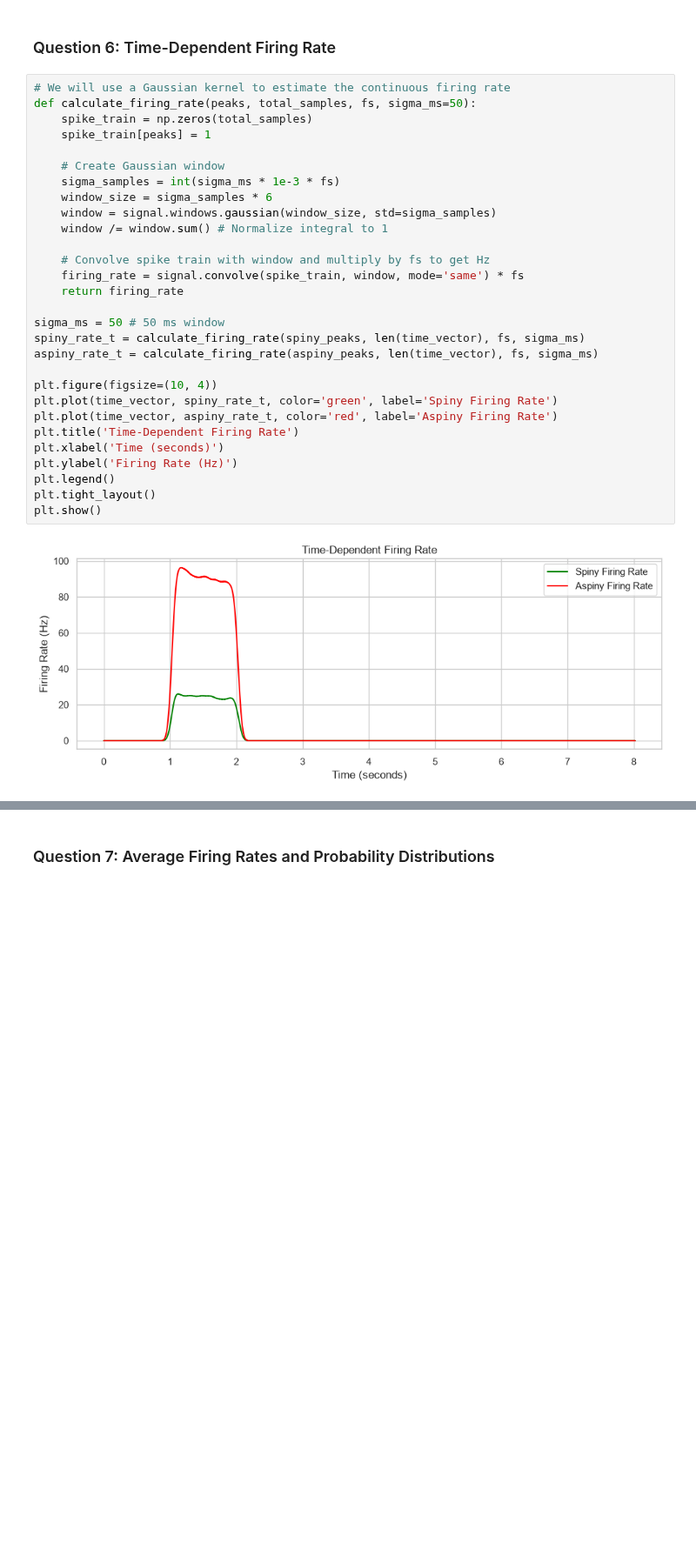
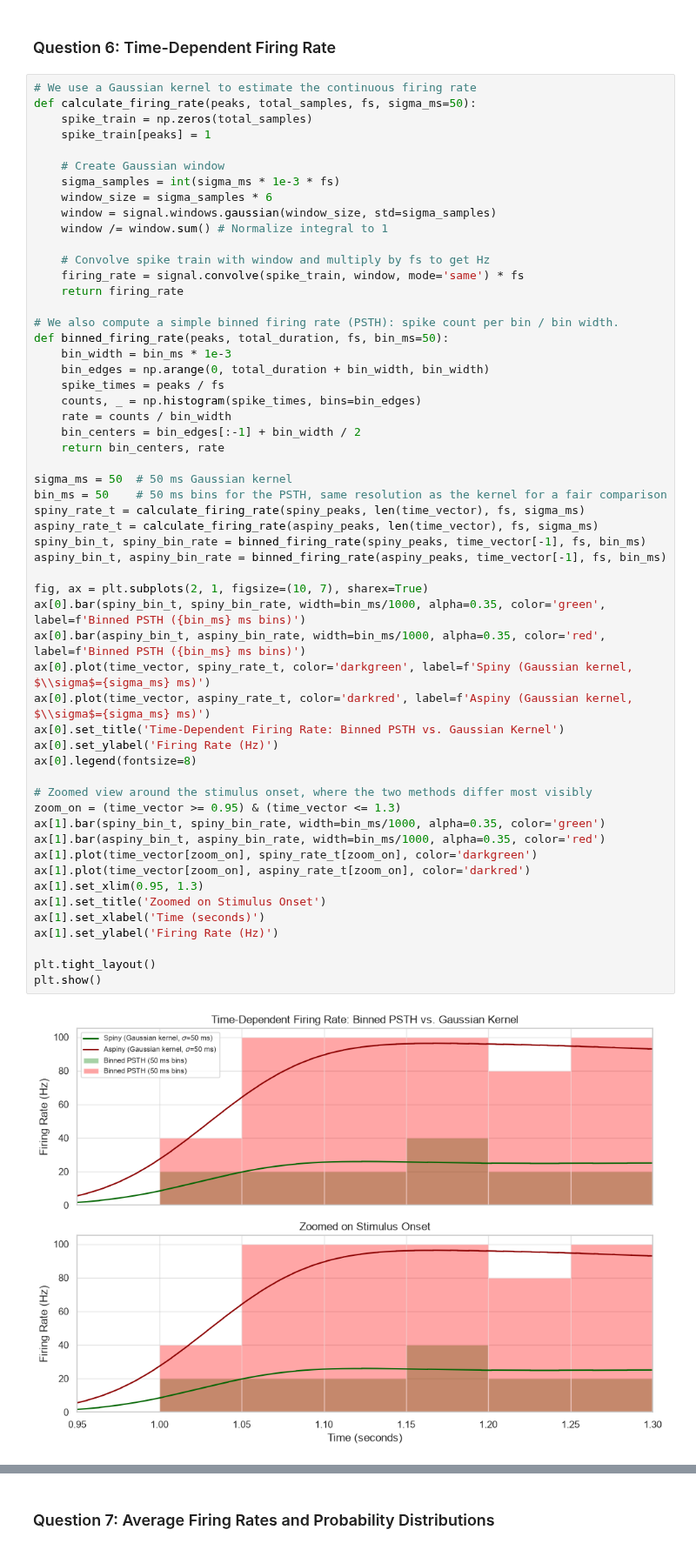
Before and after one commit to zassoulin/868369501-nn-final-project, a Jupyter notebook: Part_A.ipynb, the cells around one changed output, grey strips where cells are left out. Shown at 87% size. Cells and saved outputs as stored; diff of their text form; blank space fills up the shorter version.

```diff
--- a/Part_A.ipynb
+++ b/Part_A.ipynb
@@ -152,33 +251,59 @@ Based on the calculated CVs, both neurons exhibit a CV near 1, which implies a r
 # %% [markdown]
 ### Question 6: Time-Dependent Firing Rate
 # %%
-# We will use a Gaussian kernel to estimate the continuous firing rate
+# We use a Gaussian kernel to estimate the continuous firing rate
 def calculate_firing_rate(peaks, total_samples, fs, sigma_ms=50):
     spike_train = np.zeros(total_samples)
     spike_train[peaks] = 1
 
     # Create Gaussian window
     sigma_samples = int(sigma_ms * 1e-3 * fs)
     window_size = sigma_samples * 6
     window = signal.windows.gaussian(window_size, std=sigma_samples)
     window /= window.sum() # Normalize integral to 1
 
     # Convolve spike train with window and multiply by fs to get Hz
     firing_rate = signal.convolve(spike_train, window, mode='same') * fs
     return firing_rate
 
-sigma_ms = 50 # 50 ms window
+# We also compute a simple binned firing rate (PSTH): spike count per bin / bin width.
+def binned_firing_rate(peaks, total_duration, fs, bin_ms=50):
+    bin_width = bin_ms * 1e-3
+    bin_edges = np.arange(0, total_duration + bin_width, bin_width)
+    spike_times = peaks / fs
+    counts, _ = np.histogram(spike_times, bins=bin_edges)
+    rate = counts / bin_width
+    bin_centers = bin_edges[:-1] + bin_width / 2
+    return bin_centers, rate
+
+sigma_ms = 50  # 50 ms Gaussian kernel
+bin_ms = 50    # 50 ms bins for the PSTH, same resolution as the kernel for a fair comparison
 spiny_rate_t = calculate_firing_rate(spiny_peaks, len(time_vector), fs, sigma_ms)
 aspiny_rate_t = calculate_firing_rate(aspiny_peaks, len(time_vector), fs, sigma_ms)
+spiny_bin_t, spiny_bin_rate = binned_firing_rate(spiny_peaks, time_vector[-1], fs, bin_ms)
+aspiny_bin_t, aspiny_bin_rate = binned_firing_rate(aspiny_peaks, time_vector[-1], fs, bin_ms)
 
-plt.figure(figsize=(10, 4))
-plt.plot(time_vector, spiny_rate_t, color='green', label='Spiny Firing Rate')
-plt.plot(time_vector, aspiny_rate_t, color='red', label='Aspiny Firing Rate')
-plt.title('Time-Dependent Firing Rate')
-plt.xlabel('Time (seconds)')
-plt.ylabel('Firing Rate (Hz)')
-plt.legend()
+fig, ax = plt.subplots(2, 1, figsize=(10, 7), sharex=True)
+ax[0].bar(spiny_bin_t, spiny_bin_rate, width=bin_ms/1000, alpha=0.35, color='green', label=f'Binned PSTH ({bin_ms} ms bins)')
+ax[0].bar(aspiny_bin_t, aspiny_bin_rate, width=bin_ms/1000, alpha=0.35, color='red', label=f'Binned PSTH ({bin_ms} ms bins)')
+ax[0].plot(time_vector, spiny_rate_t, color='darkgreen', label=f'Spiny (Gaussian kernel, $\\sigma$={sigma_ms} ms)')
+ax[0].plot(time_vector, aspiny_rate_t, color='darkred', label=f'Aspiny (Gaussian kernel, $\\sigma$={sigma_ms} ms)')
+ax[0].set_title('Time-Dependent Firing Rate: Binned PSTH vs. Gaussian Kernel')
+ax[0].set_ylabel('Firing Rate (Hz)')
+ax[0].legend(fontsize=8)
+
+# Zoomed view around the stimulus onset, where the two methods differ most visibly
+zoom_on = (time_vector >= 0.95) & (time_vector <= 1.3)
+ax[1].bar(spiny_bin_t, spiny_bin_rate, width=bin_ms/1000, alpha=0.35, color='green')
+ax[1].bar(aspiny_bin_t, aspiny_bin_rate, width=bin_ms/1000, alpha=0.35, color='red')
+ax[1].plot(time_vector[zoom_on], spiny_rate_t[zoom_on], color='darkgreen')
+ax[1].plot(time_vector[zoom_on], aspiny_rate_t[zoom_on], color='darkred')
+ax[1].set_xlim(0.95, 1.3)
+ax[1].set_title('Zoomed on Stimulus Onset')
+ax[1].set_xlabel('Time (seconds)')
+ax[1].set_ylabel('Firing Rate (Hz)')
+
 plt.tight_layout()
 plt.show()
 # %% [output]
-[figure, old version]
+[figure, new version]
```
Also changed, not shown: parts of 23 cells of this notebook, 2 other files.
